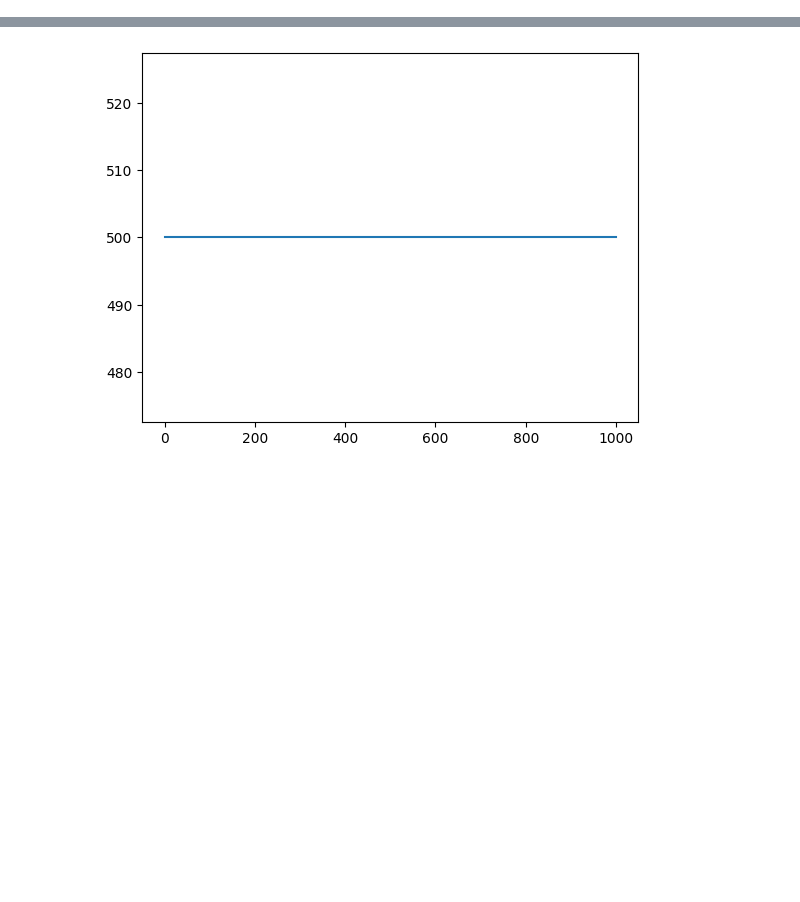
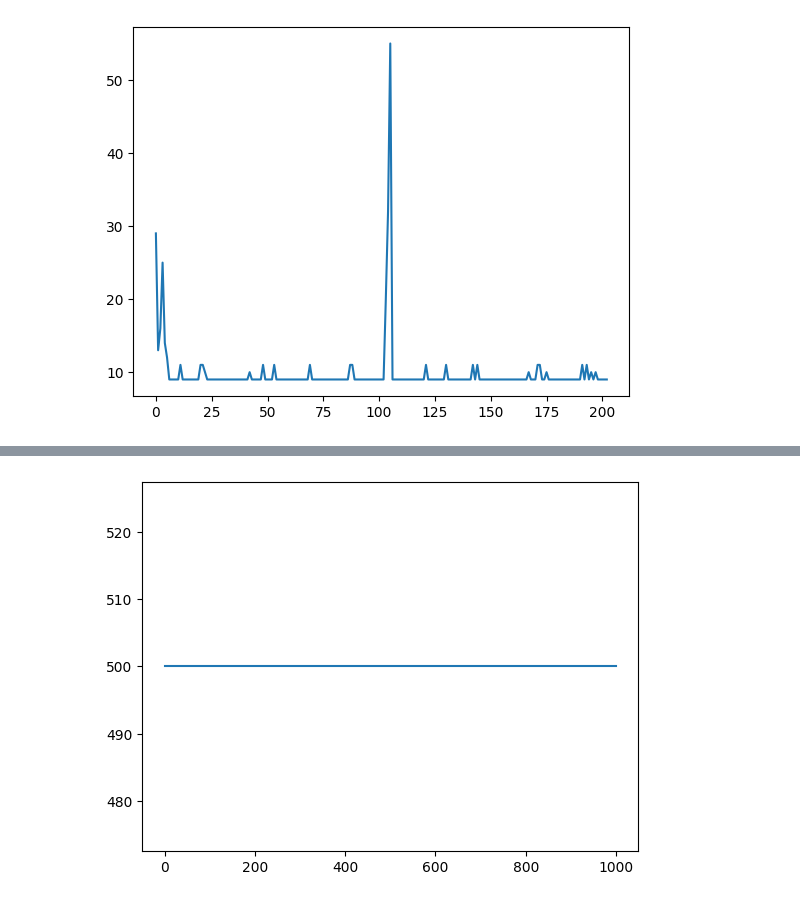
Before and after one commit to Ploita/Dissertacao, a Jupyter notebook: Baselines.ipynb, the cells around one changed output, grey strips where cells are left out. Saved outputs shown, nothing was run; the diff lists cells and outputs as text; code cells hidden in the pictures; blank space fills up the shorter version.

```diff
--- a/Baselines.ipynb
+++ b/Baselines.ipynb
@@ -244,3 +235,10 @@ _, _ = evaluate_policy(model, eval_env, n_eval_episodes=int(1e3), return_episode
+# %%
+import matplotlib.pyplot as plt
+train_rewards = np.array(env.get_episode_rewards())
+plt.plot(train_rewards)
+plt.show()
+# %% [output]
+[figure, added]
 # %%
 import matplotlib.pyplot as plt
 import numpy as np
```
Also changed, not shown: parts of 4 cells of this notebook.
